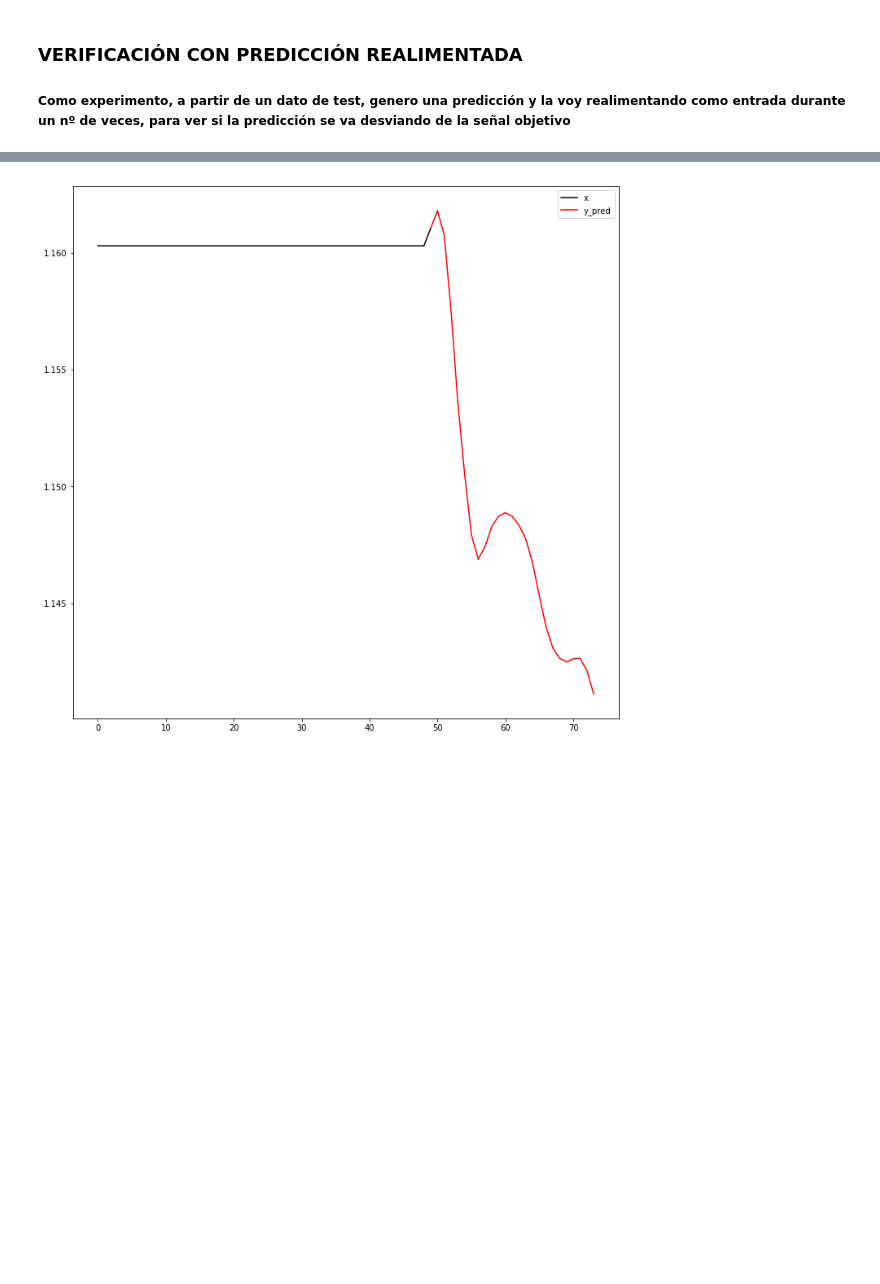
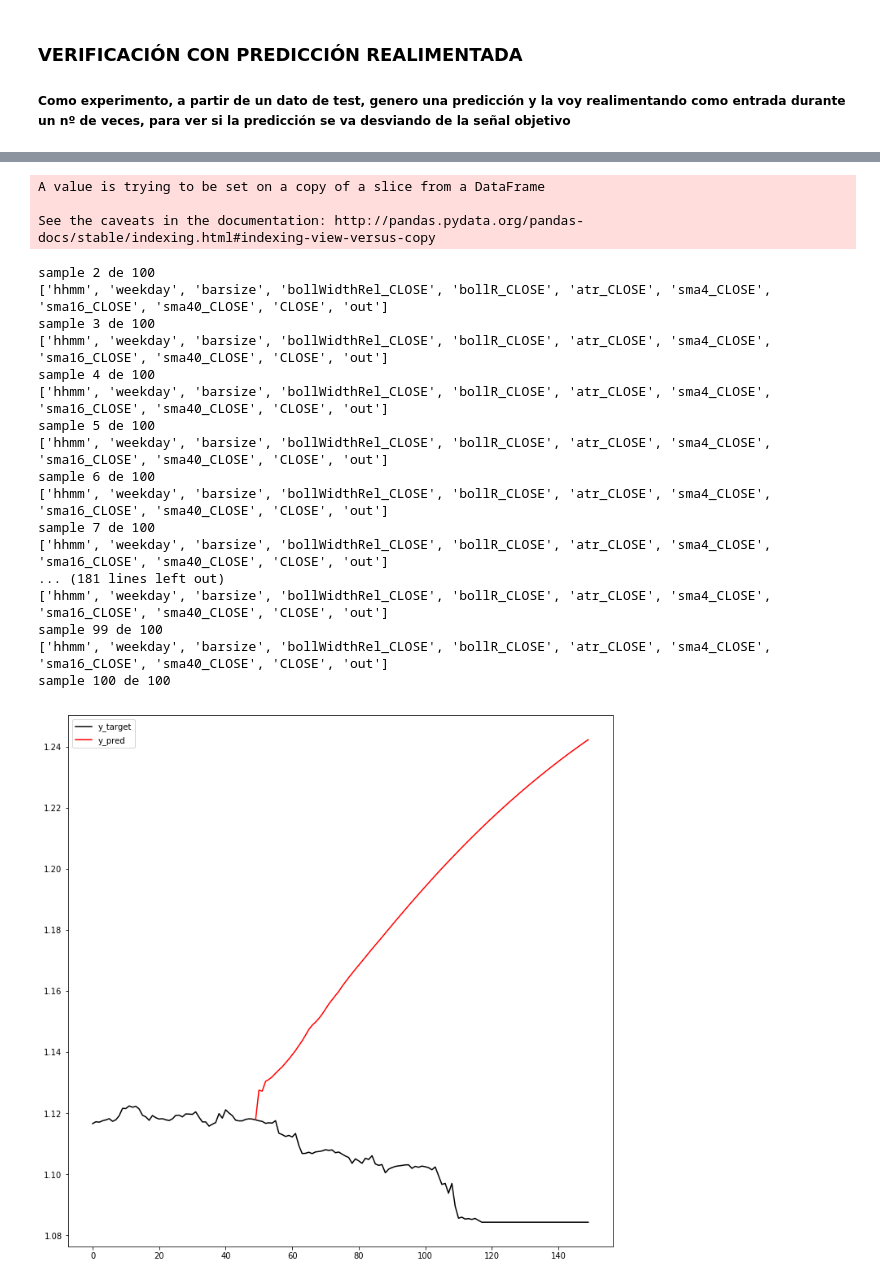
Before and after one commit to raulMrello/MachineLearning_for_Trading, a Jupyter notebook: FinTech_LSTM_no_shuffle_bs128.ipynb, the cells around one changed output, grey strips where cells are left out. Drawn from its saved outputs; the diff is of its cells as text; code cells hidden in the pictures; blank space fills up the shorter version.

```diff
--- a/FinTech_LSTM_no_shuffle_bs128.ipynb
+++ b/FinTech_LSTM_no_shuffle_bs128.ipynb
@@ -601,7 +615,7 @@ class FitLogger(keras.callbacks.Callback):
 # %%
 ####################################################################################
 # PASO 13: Elije el archivo en el que se guardarán los pesos del modelo entrenado
-file_weights = "model_weights_3110_nosuffle_bs128.hdf5"
+file_weights = "wgt_0511_nowkd_nosf_b15_t46_p2.hdf5"
 # %%
 ####################################################################################
 # PASO 14: Crea el modelo de red neuronal
@@ -719,7 +733,7 @@ try:
     train_y = y_train.reshape(y_train.shape[0], num_out_steps * num_outputs)
     validation_x = x_validation.reshape(x_validation.shape[0], num_in_steps, num_inputs)
     validation_y = y_validation.reshape(y_validation.shape[0], num_out_steps * num_outputs)
-    history = model.fit(train_x, train_y, epochs=nb_epoch, batch_size=batch_size, callbacks=callbacks_list, validation_data=(validation_x,validation_y), verbose=2, shuffle=False)
+    history = model.fit(train_x, train_y, epochs=nb_epoch, batch_size=batch_size, callbacks=callbacks_list, validation_data=(validation_x,validation_y), verbose=2, shuffle=True)
     epoch_count += nb_epoch
 except:
   print('Model fit Exception:', sys.exc_info()[0])
@@ -812,0 +832,34 @@ plt.legend(['x_test', 'y_target', 'y_predicted'])
+# %%
+x_data = test_x
+y_data = test_y
+
+isample = num_in_steps
+num_samples = 100
+step = 4
+
+target_vals,pred_vals, pred_idx=list(),list(),list()
+for s in range(num_samples):
+    sample = isample+s
+    # Realizo predicción del primer conjunto de datos
+    x = x_data[sample].reshape(1, num_in_steps, num_inputs)
+    y = y_data[sample].reshape(1,num_outputs * num_out_steps)
+    predictions = model.predict(x, batch_size=1,verbose=0)
+
+    # deshago el scaling
+    xy_values = np.concatenate((x.reshape(1, x.shape[1]*x.shape[2]), y),axis=1)
+    xy_values = scaler.inverse_transform(xy_values)
+    xyhat_values = np.concatenate((x.reshape(1, x.shape[1]*x.shape[2]), predictions),axis=1)
+    xyhat_values = scaler.inverse_transform(xyhat_values)
+
+    # Calculo el error RMSE
+    target_vals.append(xy_values[0,-(num_outputs * num_out_steps)-1])
+    if s>=num_in_steps and s % step == 0:
+        pred_vals.append(xyhat_values[0,-(num_outputs * num_out_steps):])
+        pred_idx.append(s)
+
+plt.figure(figsize=(12,12))
+plt.plot(np.asarray(target_vals).reshape((len(target_vals),)),color='black')
+for i in range(len(pred_vals)):
+    values = np.asarray(pred_vals[i])
+    pos = np.arange(pred_idx[i], pred_idx[i]+values.shape[0])
+    plt.plot(pos, values, color='r')
@@ -818,7 +873,7 @@ plt.legend(['x_test', 'y_target', 'y_predicted'])
 # @@@@@@@@@@@@@@@ CONFIG_SETUP
 
 print_logs = False              # Flag para activar trazas de depuración de esta celda
-test_len = 24                   # Establezco el número de muestras a futuro para realizar el test
+test_len = 100                   # Establezco el número de muestras a futuro para realizar el test
 predict_with_ctrol=True         # Establezco el modo de predicción (con o sin control)
 ctrol_wdow = trvl_samples       # Establezco la ventana del dataframe 'df' a seleccionar (df[:-ctrol_wdow])
 ctrol_wdow_prev=50              # Nº de muestras previas de control a visualizar
@@ -868,8 +923,7 @@ for sample in range(test_len):
 
   # en este punto dfpred es el dataframe original con 'num_out_steps' filas al final todas a 0.
   # añado indicadores técnicos
-  dfapp_pred = add_indicators(dfpred, ['CLOSE'], ['bollWidthRel', 'bollR', 'atr', 'SMAx3'], add_applied=True)
-  dfapp_pred['out'] = dfapp_pred['CLOSE']
+  dfapp_pred = add_indicators(dfpred, 'out',['CLOSE'], columns_to_include, indicators_to_generate, remove_weekends=True, add_applied=True)
   dfapp_pred.dropna(inplace=True)
 
   # en este punto dfapp_pred es el dataframe con todos los indicadores técnicos
@@ -907,7 +961,7 @@ for sample in range(test_len):
 y_pred = np.asarray(pred).reshape((len(pred),))
 x_pred_idx = np.arange(ctrol_wdow_prev-1,ctrol_wdow_prev-1+y_pred.shape[0])
 x_previous = control_data['CLOSE'].values
-y_trgt = np.asarray(targets).reshape((len(targets),))
+#y_trgt = np.asarray(targets).reshape((len(targets),))
 
 plt.figure(figsize=(12,12))
 plt.plot(np.arange(x_previous.shape[0]),x_previous, color='black')
@@ -937 +977,21 @@ sample 24 de 24
+A value is trying to be set on a copy of a slice from a DataFrame
+
+See the caveats in the documentation: http://pandas.pydata.org/pandas-docs/stable/indexing.html#indexing-view-versus-copy
+sample 2 de 100
+['hhmm', 'weekday', 'barsize', 'bollWidthRel_CLOSE', 'bollR_CLOSE', 'atr_CLOSE', 'sma4_CLOSE', 'sma16_CLOSE', 'sma40_CLOSE', 'CLOSE', 'out']
+sample 3 de 100
+['hhmm', 'weekday', 'barsize', 'bollWidthRel_CLOSE', 'bollR_CLOSE', 'atr_CLOSE', 'sma4_CLOSE', 'sma16_CLOSE', 'sma40_CLOSE', 'CLOSE', 'out']
+sample 4 de 100
+['hhmm', 'weekday', 'barsize', 'bollWidthRel_CLOSE', 'bollR_CLOSE', 'atr_CLOSE', 'sma4_CLOSE', 'sma16_CLOSE', 'sma40_CLOSE', 'CLOSE', 'out']
+sample 5 de 100
+['hhmm', 'weekday', 'barsize', 'bollWidthRel_CLOSE', 'bollR_CLOSE', 'atr_CLOSE', 'sma4_CLOSE', 'sma16_CLOSE', 'sma40_CLOSE', 'CLOSE', 'out']
+sample 6 de 100
+['hhmm', 'weekday', 'barsize', 'bollWidthRel_CLOSE', 'bollR_CLOSE', 'atr_CLOSE', 'sma4_CLOSE', 'sma16_CLOSE', 'sma40_CLOSE', 'CLOSE', 'out']
+sample 7 de 100
+['hhmm', 'weekday', 'barsize', 'bollWidthRel_CLOSE', 'bollR_CLOSE', 'atr_CLOSE', 'sma4_CLOSE', 'sma16_CLOSE', 'sma40_CLOSE', 'CLOSE', 'out']
+... (181 lines left out)
+['hhmm', 'weekday', 'barsize', 'bollWidthRel_CLOSE', 'bollR_CLOSE', 'atr_CLOSE', 'sma4_CLOSE', 'sma16_CLOSE', 'sma40_CLOSE', 'CLOSE', 'out']
+sample 99 de 100
+['hhmm', 'weekday', 'barsize', 'bollWidthRel_CLOSE', 'bollR_CLOSE', 'atr_CLOSE', 'sma4_CLOSE', 'sma16_CLOSE', 'sma40_CLOSE', 'CLOSE', 'out']
+sample 100 de 100
-[figure, old version]
+[figure, new version]
```
Also changed, not shown: parts of 16 cells of this notebook, 9 other files.
